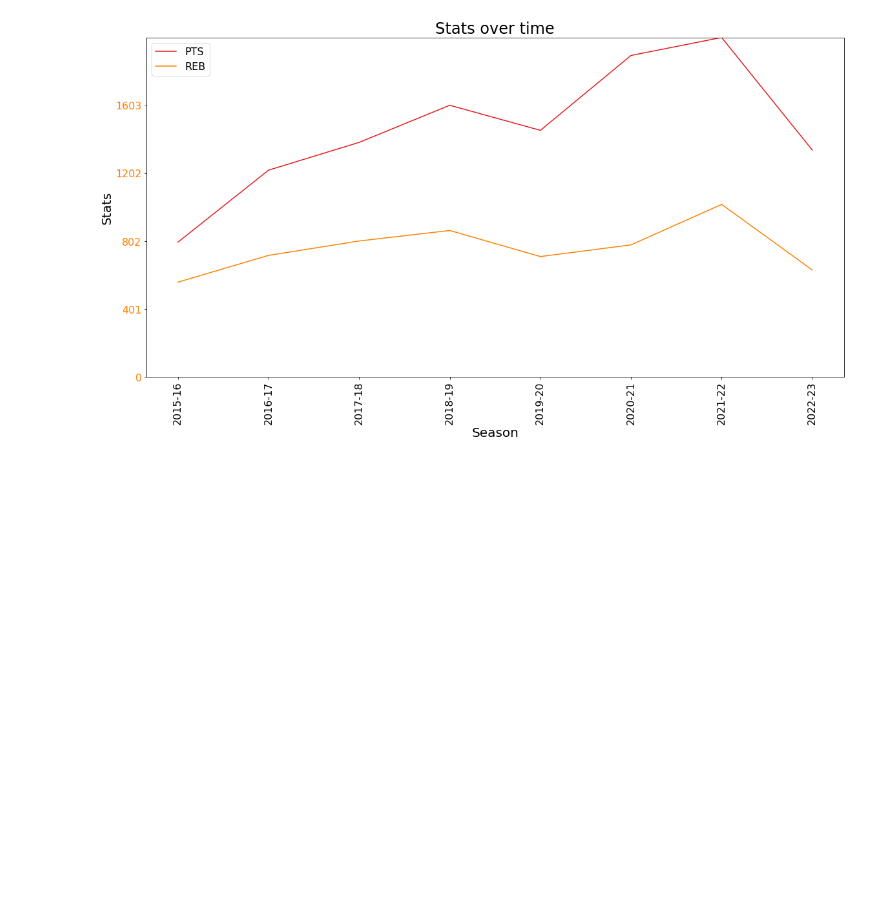
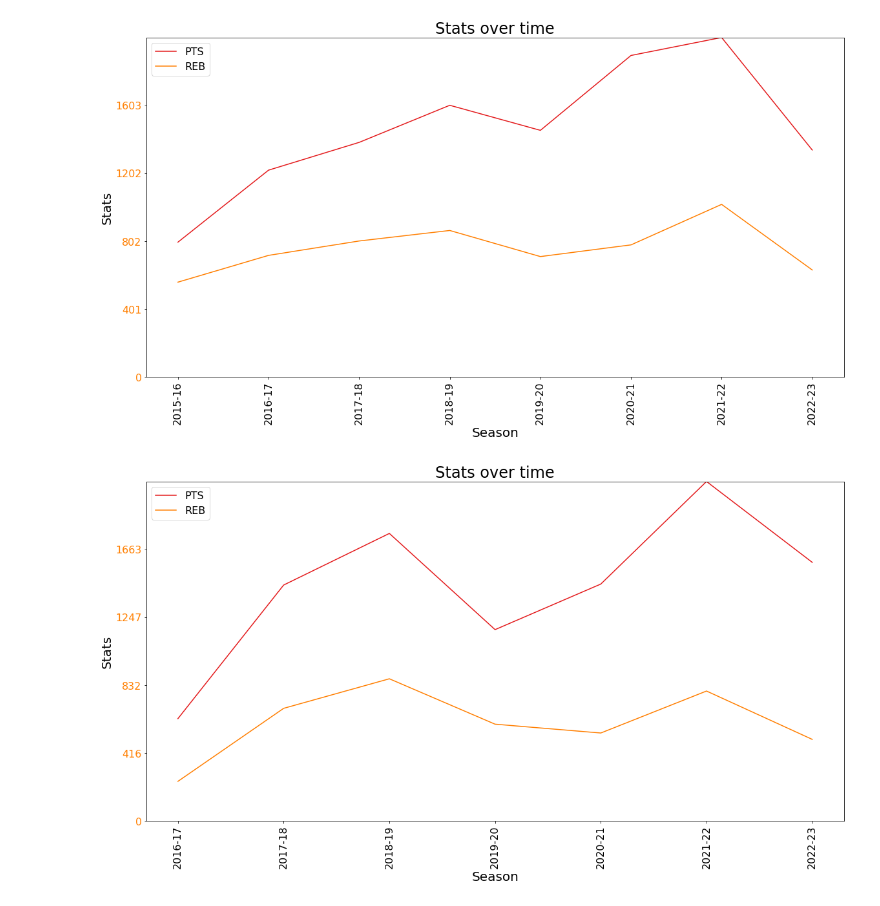
Before and after one commit to gporceng/NBA_Graphs, a Jupyter notebook: Demo.ipynb, the cells around one changed output. Drawn from its saved outputs; the diff is of its cells as text; code cells hidden in the pictures; blank space fills up the shorter version.

```diff
--- a/Demo.ipynb
+++ b/Demo.ipynb
@@ -203,3 +166,7 @@ def plot_stats(df, stat_list):
 plot_stats(jokic,['PTS','REB'])
 # %% [output]
 [figure]
+# %%
+plot_stats(embiid,['PTS','REB'])
+# %% [output]
+[figure, added]
```
Also changed, not shown: parts of 2 cells of this notebook.
